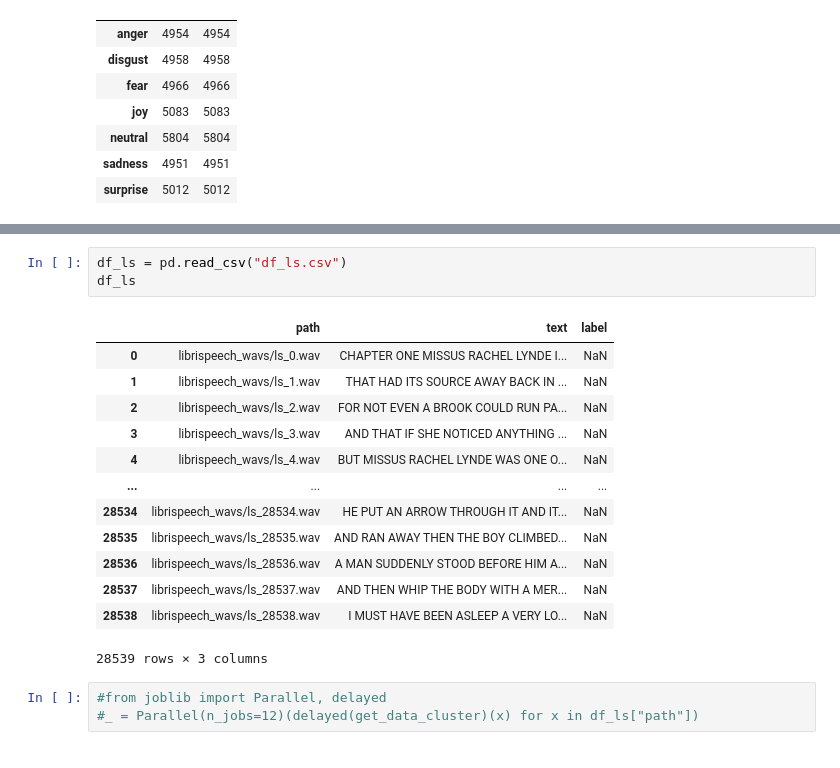
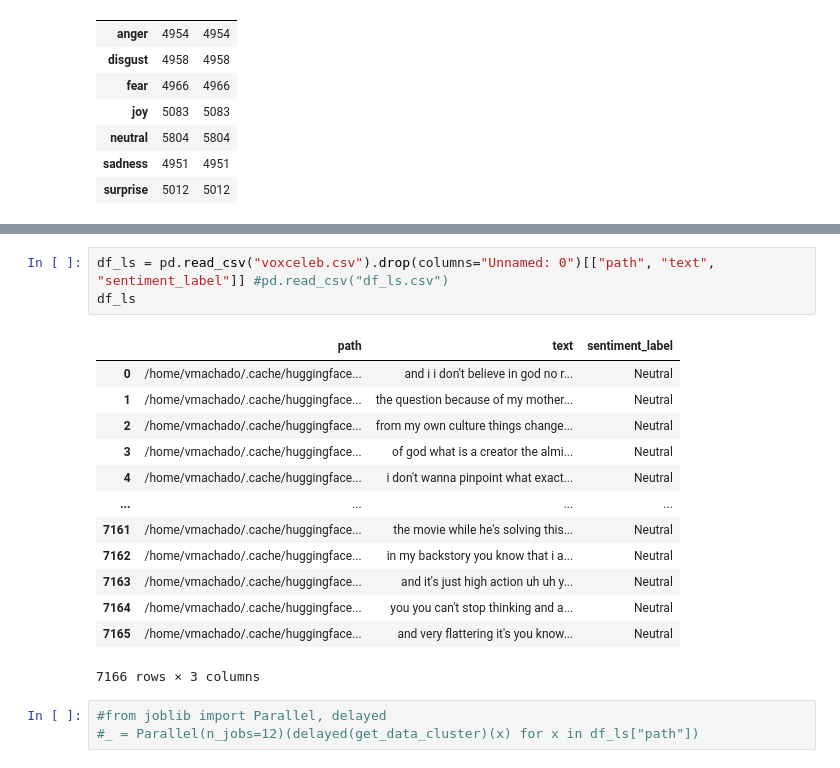
Before and after one commit to machadoprx/c4ai_audio_text_clip, a Jupyter notebook: c4ai_emotions_audio_text_clip_e2e.ipynb, the cells around one changed output, grey strips where cells are left out. Saved outputs shown, nothing was run; the diff lists cells and outputs as text.

```diff
--- a/c4ai_emotions_audio_text_clip_e2e.ipynb
+++ b/c4ai_emotions_audio_text_clip_e2e.ipynb
@@ -254,20 +249,20 @@ for i in tqdm(range(len(librispeech))):
 # %%
-df_ls = pd.read_csv("df_ls.csv")
+df_ls = pd.read_csv("voxceleb.csv").drop(columns="Unnamed: 0")[["path", "text", "sentiment_label"]] #pd.read_csv("df_ls.csv")
 df_ls
 # %% [output]
-|  | path | text | label |
-| 0 | librispeech_wavs/ls_0.wav | CHAPTER ONE MISSUS RACHEL LYNDE I... | NaN |
-| 1 | librispeech_wavs/ls_1.wav | THAT HAD ITS SOURCE AWAY BACK IN ... | NaN |
-| 2 | librispeech_wavs/ls_2.wav | FOR NOT EVEN A BROOK COULD RUN PA... | NaN |
-| 3 | librispeech_wavs/ls_3.wav | AND THAT IF SHE NOTICED ANYTHING ... | NaN |
-| 4 | librispeech_wavs/ls_4.wav | BUT MISSUS RACHEL LYNDE WAS ONE O... | NaN |
+|  | path | text | sentiment_label |
+| 0 | /home/vmachado/.cache/huggingface... | and i i don't believe in god no r... | Neutral |
+| 1 | /home/vmachado/.cache/huggingface... | the question because of my mother... | Neutral |
+| 2 | /home/vmachado/.cache/huggingface... | from my own culture things change... | Neutral |
+| 3 | /home/vmachado/.cache/huggingface... | of god what is a creator the almi... | Neutral |
+| 4 | /home/vmachado/.cache/huggingface... | i don't wanna pinpoint what exact... | Neutral |
 | ... | ... | ... | ... |
-| 28534 | librispeech_wavs/ls_28534.wav | HE PUT AN ARROW THROUGH IT AND IT... | NaN |
-| 28535 | librispeech_wavs/ls_28535.wav | AND RAN AWAY THEN THE BOY CLIMBED... | NaN |
-| 28536 | librispeech_wavs/ls_28536.wav | A MAN SUDDENLY STOOD BEFORE HIM A... | NaN |
-| 28537 | librispeech_wavs/ls_28537.wav | AND THEN WHIP THE BODY WITH A MER... | NaN |
-| 28538 | librispeech_wavs/ls_28538.wav | I MUST HAVE BEEN ASLEEP A VERY LO... | NaN |
+| 7161 | /home/vmachado/.cache/huggingface... | the movie while he's solving this... | Neutral |
+| 7162 | /home/vmachado/.cache/huggingface... | in my backstory you know that i a... | Neutral |
+| 7163 | /home/vmachado/.cache/huggingface... | and it's just high action uh uh y... | Neutral |
+| 7164 | /home/vmachado/.cache/huggingface... | you you can't stop thinking and a... | Neutral |
+| 7165 | /home/vmachado/.cache/huggingface... | and very flattering it's you know... | Neutral |
-28539 rows × 3 columns
+7166 rows × 3 columns
 # %%
 #from joblib import Parallel, delayed
 #_ = Parallel(n_jobs=12)(delayed(get_data_cluster)(x) for x in df_ls["path"])
```
Also changed, not shown: parts of 27 cells of this notebook.
